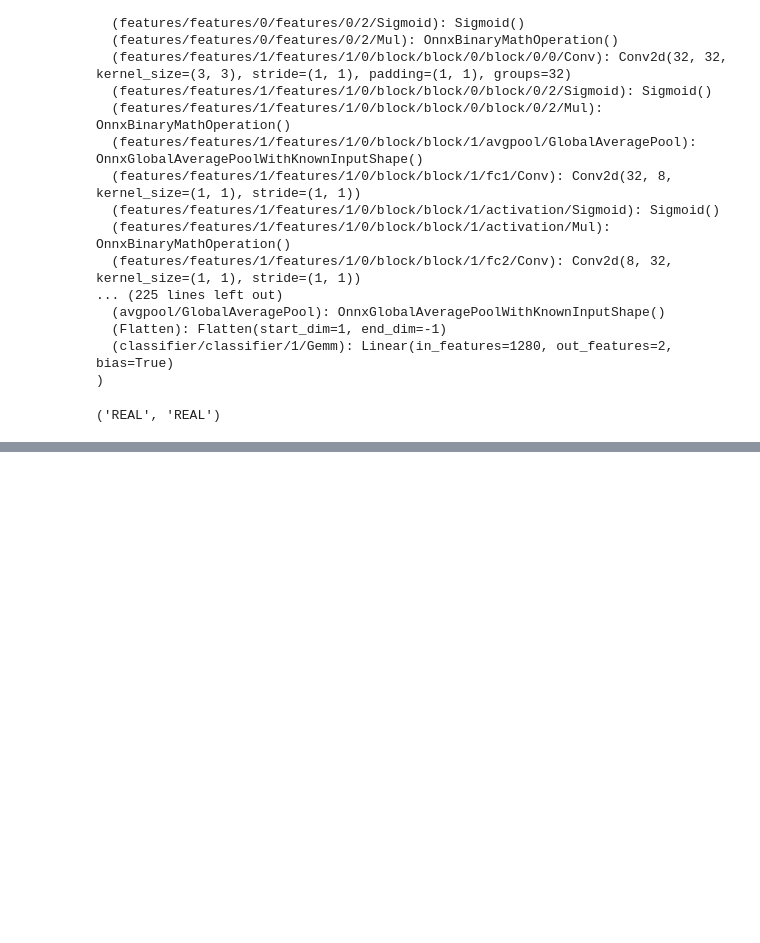
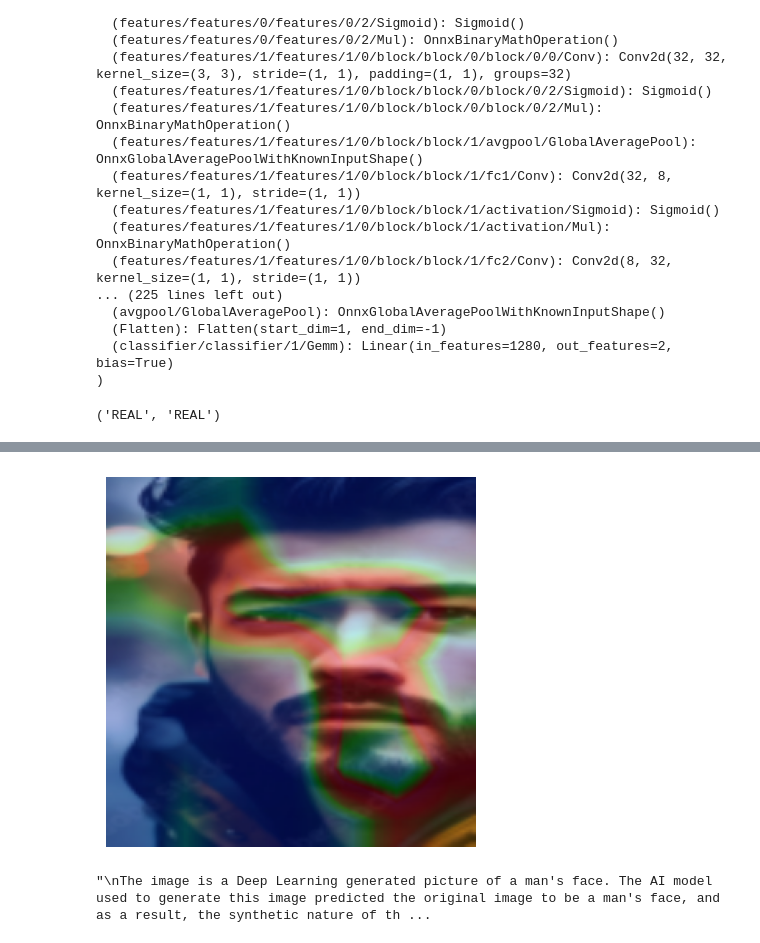
Before and after one commit to YuvrajBalagoni13/AI_Image_Classification, a Jupyter notebook: testing.ipynb, the cells around one changed output, grey strips where cells are left out. Drawn from its saved outputs; the diff is of its cells as text; code cells hidden in the pictures; blank space fills up the shorter version.

```diff
--- a/testing.ipynb
+++ b/testing.ipynb
@@ -595,0 +637,7 @@ class_names[np.argmax(out_torch.detach().numpy())], class_names[np.argmax(out_or
+# %%
+og_image = og_image.numpy()
+# %%
+from pytorch_grad_cam import GradCAM
+cam = GradCAM(pytorch_model, target_layers= [target_layer])
+heatmap = cam(og_image.unsqueeze(dim=0).to(device))
+heatmap
@@ -595,0 +658,27 @@ class_names[np.argmax(out_torch.detach().numpy())], class_names[np.argmax(out_or
+# %%
+og_image_hwc = np.transpose(og_image,(1,2,0))
+heatmap_hwc = np.transpose(heatmap, (1,2,0))
+heatmap_2d = heatmap_hwc[:, :, 0]
+# %%
+import cv2
+
+heatmap_norm = (heatmap_2d - heatmap_2d.min())/(heatmap_2d.max() - heatmap_2d.min())
+heatmap_uint8 = np.uint8(heatmap_norm * 255)
+
+heatmap_color = cv2.applyColorMap(heatmap_uint8, cv2.COLORMAP_JET)
+heatmap_color = cv2.applyColorMap(heatmap_color, cv2.COLOR_BGR2RGB)
+
+if og_image_hwc.max() <= 1.0:
+    img_rgb_uint8 = np.uint8(255 * og_image_hwc)
+else:
+    img_rgb_uint8 = og_image_hwc.astype
+# %%
+alpha = 0.25
+
+overlay = cv2.addWeighted(img_rgb_uint8, 1 - alpha, heatmap_color, alpha, 0)
+
+plt.imshow(overlay)
+plt.axis('off')
+plt.show()
+# %% [output]
+[figure, added]
@@ -595,0 +718,4 @@ class_names[np.argmax(out_torch.detach().numpy())], class_names[np.argmax(out_or
+# %%
+response["response"]
+# %% [output]
+"\nThe image is a Deep Learning generated picture of a man's face. The AI model used to generate this image predicted the original image to be a man's face, and as a result, the synthetic nature of th ...
```
Also changed, not shown: parts of 18 cells of this notebook, 7 other files.
